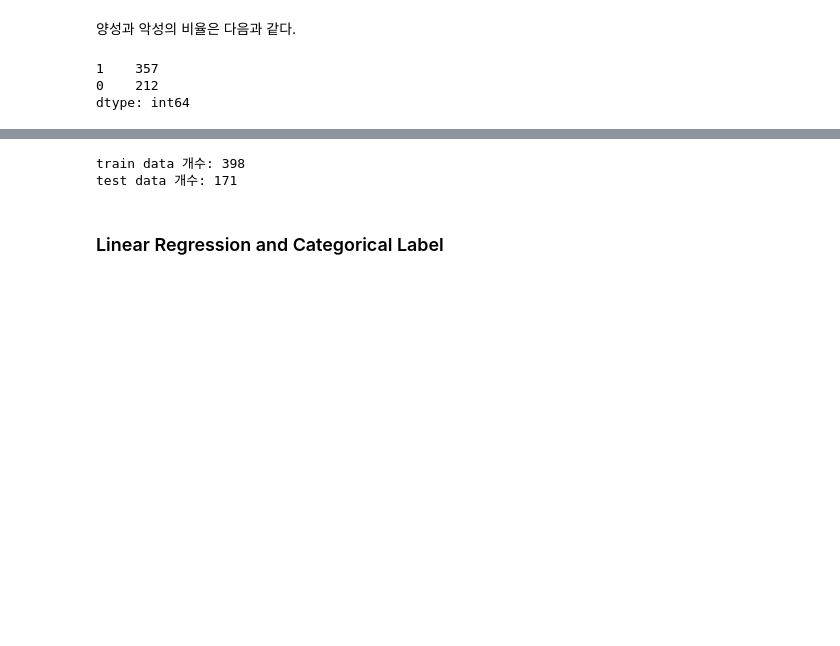
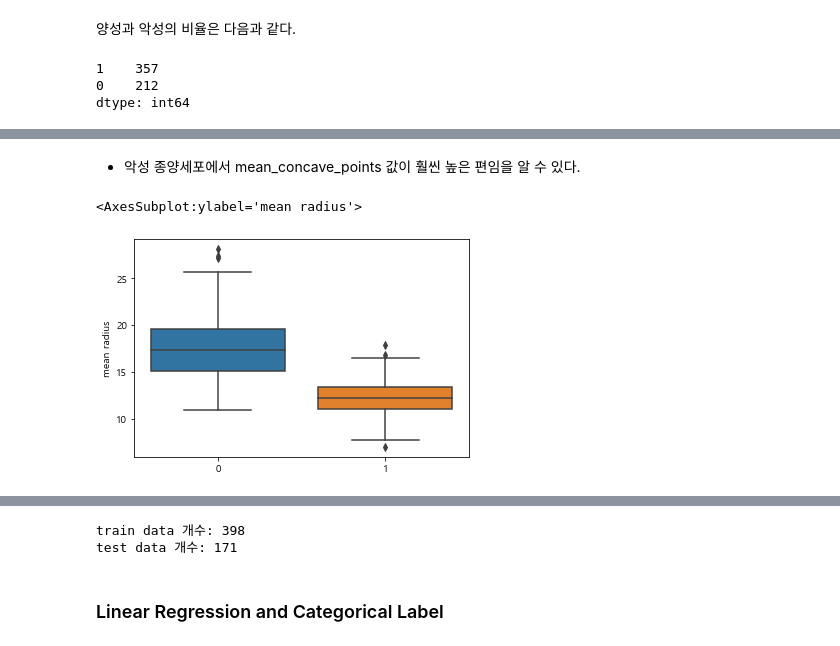
Before and after one commit to pinkocto/BP2022, a Jupyter notebook: _notebooks/2022-04-26.ipynb, the cells around one changed output, grey strips where cells are left out. Cells and saved outputs as stored; diff of their text form; code cells hidden in the pictures; blank space fills up the shorter version.

```diff
--- a/_notebooks/2022-04-26.ipynb
+++ b/_notebooks/2022-04-26.ipynb
@@ -145,0 +162,7 @@ sns.histplot(target.astype(np.string_))
+# %% [markdown]
+- 악성 종양세포에서 mean_concave_points 값이 훨씬 높은 편임을 알 수 있다.
+# %%
+sns.boxplot(x=target, y=df["mean radius"])
+# %% [output]
+<AxesSubplot:ylabel='mean radius'>
+[figure, added]
```
Also changed, not shown: parts of 19 cells of this notebook.
